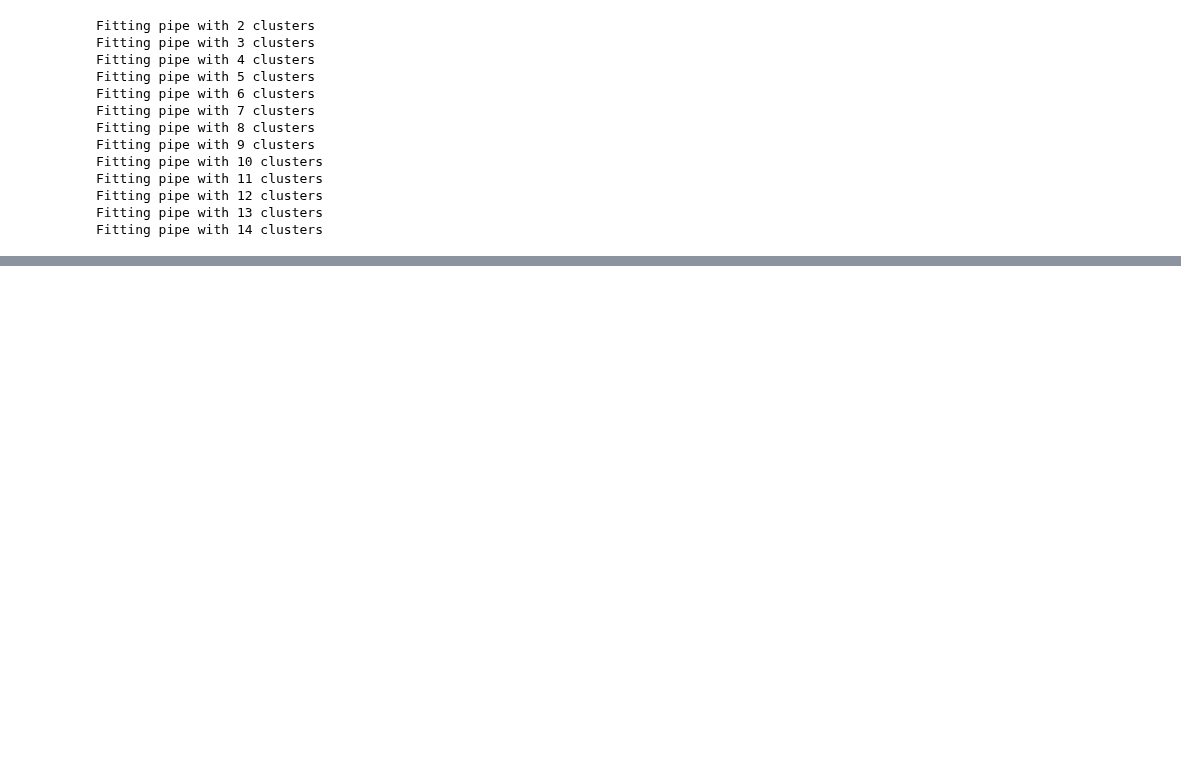
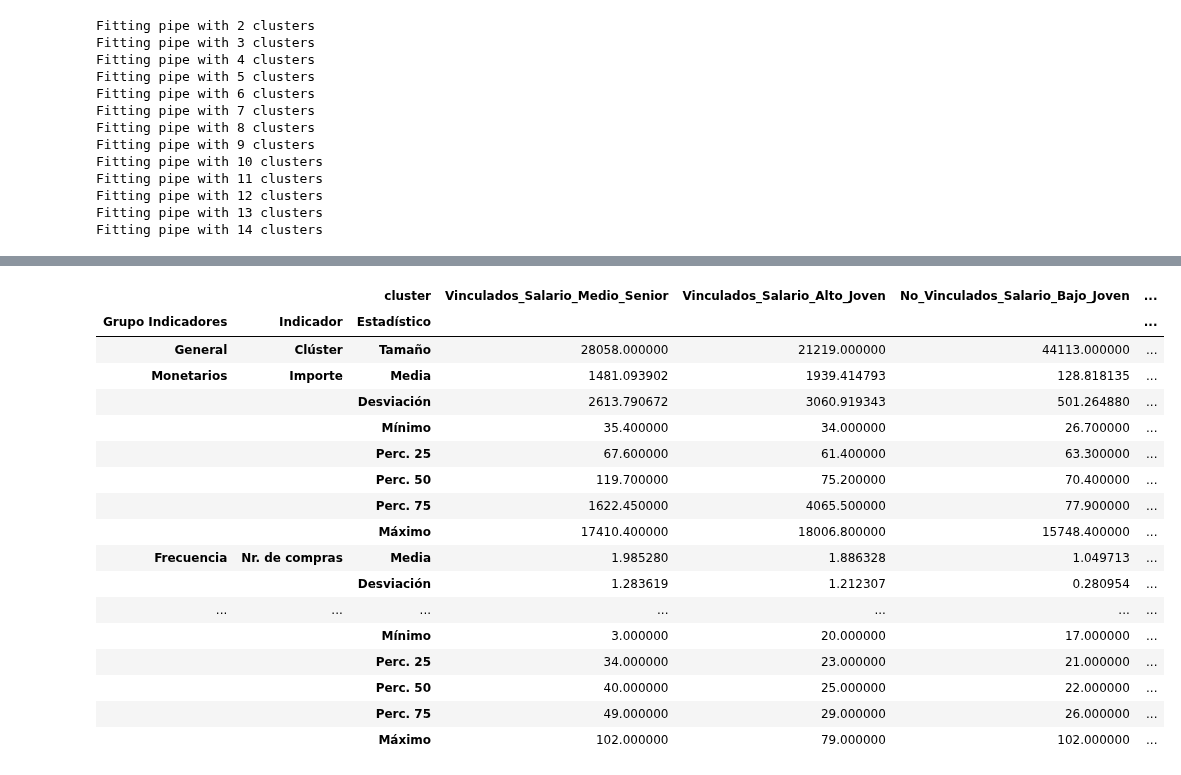
Before and after one commit to RicardColomOrero/easymoney, a Jupyter notebook: Easymoney_grupo5_2306_clustering.ipynb, the cells around one changed output, grey strips where cells are left out. Cells and saved outputs as stored; diff of their text form; code cells hidden in the pictures; blank space fills up the shorter version.

```diff
--- a/Easymoney_grupo5_2306_clustering.ipynb
+++ b/Easymoney_grupo5_2306_clustering.ipynb
@@ -1236,0 +1419,38 @@ files.download('clusters.csv')
+# %%
+names = ["Grupo Indicadores", "Indicador", "Estadístico"]
+index_ficha = generate_multiindex(new_multi_index, names)
+ficha_df.set_index(index_ficha, inplace = True)
+# %%
+tamaño_clusters = X_processed.groupby("cluster").size().to_frame().T
+tamaño_clusters.set_index(generate_multiindex([("General", "Clúster", "Tamaño")] , names), inplace = True)
+# %%
+ficha_df = tamaño_clusters.append(ficha_df)
+# %%
+ficha_df = ficha_df.rename(columns = {
+    0 : "Vinculados_Salario_Medio_Senior",
+    1 : "Vinculados_Salario_Alto_Joven",
+    2 : "No_Vinculados_Salario_Bajo_Joven",
+    3 : "Vinculados_Salario_Medio_Senior2",
+    4 : "No_inculados_Salario_Medio_Joven"
+})
+# %%
+ficha_df.style.background_gradient(cmap = 'Blues', axis = 1)
+# %% [output]
+|  |  | cluster | Vinculados_Salario_Medio_Senior | Vinculados_Salario_Alto_Joven | No_Vinculados_Salario_Bajo_Joven | ... |
+| Grupo Indicadores | Indicador | Estadístico |  |  |  | ... |
+| General | Clúster | Tamaño | 28058.000000 | 21219.000000 | 44113.000000 | ... |
+| Monetarios | Importe | Media | 1481.093902 | 1939.414793 | 128.818135 | ... |
+|  |  | Desviación | 2613.790672 | 3060.919343 | 501.264880 | ... |
+|  |  | Mínimo | 35.400000 | 34.000000 | 26.700000 | ... |
+|  |  | Perc. 25 | 67.600000 | 61.400000 | 63.300000 | ... |
+|  |  | Perc. 50 | 119.700000 | 75.200000 | 70.400000 | ... |
+|  |  | Perc. 75 | 1622.450000 | 4065.500000 | 77.900000 | ... |
+|  |  | Máximo | 17410.400000 | 18006.800000 | 15748.400000 | ... |
+| Frecuencia | Nr. de compras | Media | 1.985280 | 1.886328 | 1.049713 | ... |
+|  |  | Desviación | 1.283619 | 1.212307 | 0.280954 | ... |
+| ... | ... | ... | ... | ... | ... | ... |
+|  |  | Mínimo | 3.000000 | 20.000000 | 17.000000 | ... |
+|  |  | Perc. 25 | 34.000000 | 23.000000 | 21.000000 | ... |
+|  |  | Perc. 50 | 40.000000 | 25.000000 | 22.000000 | ... |
+|  |  | Perc. 75 | 49.000000 | 29.000000 | 26.000000 | ... |
+|  |  | Máximo | 102.000000 | 79.000000 | 102.000000 | ... |
```
Also changed, not shown: parts of 41 cells of this notebook.
